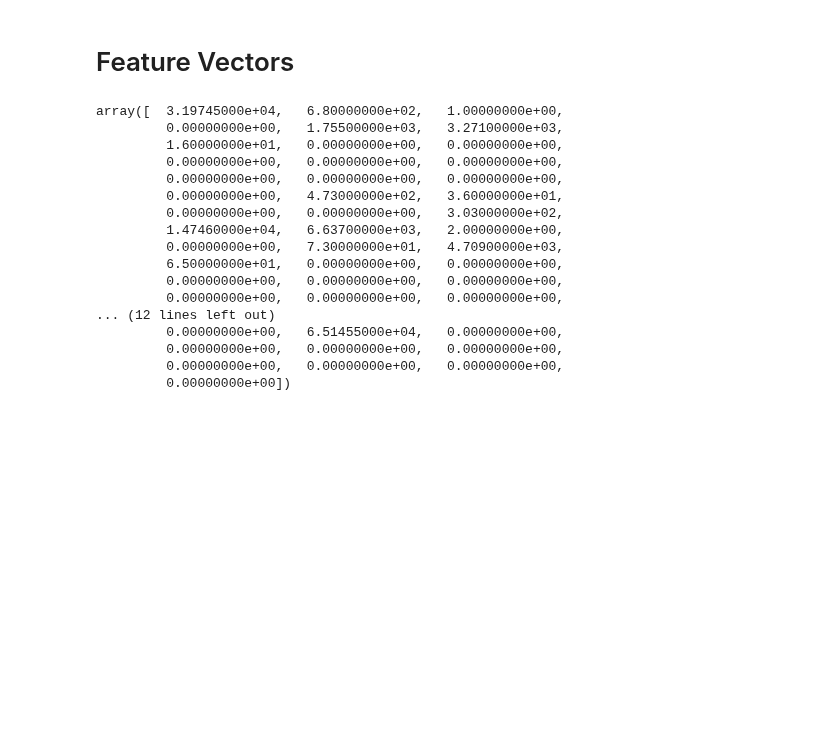
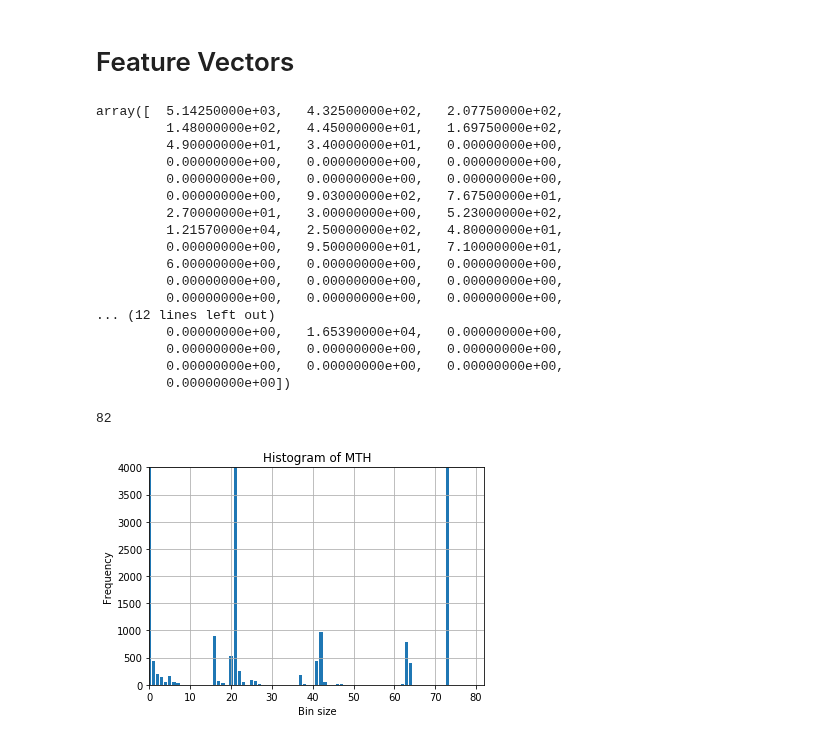
Before and after one commit to pratikkejriwal/MultiTexton, a Jupyter notebook: Multi_Texton-rw.ipynb, the cells around one changed output. Saved outputs shown, nothing was run; the diff lists cells and outputs as text; code cells hidden in the pictures; blank space fills up the shorter version.

```diff
--- a/Multi_Texton-rw.ipynb
+++ b/Multi_Texton-rw.ipynb
@@ -91,17 +109,17 @@ for i in range(0, width-1):
 # %%
-for i in range(0, width-1):
-    for j in range(0, height-1):
-        ori[i,j] = int(round(theta*CSB/180));
+for i in range(0, width):
+    for j in range(0, height):
+        ori[i,j] = round(theta[i,j]*CSB/180)
 
         if(ori[i,j]>=CSB-1):
-            ori[i,j]=CSB-1;
+            ori[i,j]=CSB-1
 # %% [markdown]
 # Texton Detection
 # %%
 Texton = np.zeros(width * height).reshape(width, height)
 
-for i in range(0,(int)(width/2)-1):
-    for j in range(0,(int)(height/2)-1):
+for i in range(0,(int)(width/2)):
+    for j in range(0,(int)(height/2)):
         if(ImageX[2*i,2*j] == ImageX[2*i+1,2*j+1]):
             Texton[2 * i, 2 * j] = ImageX[2 * i, 2 * j];
             Texton[2 * i + 1, 2 * j] = ImageX[2 * i + 1, 2 * j];
@@ -135,30 +153,34 @@ MatrixLD = np.zeros(CSA + CSB).reshape(CSA + CSB)
 
 D = 1 #distance parameter
 
-for i in range(0, width-1):
-    for j in range(0, height-D-1):
+for i in range(0, width):
+    for j in range(0, height-D):
         if(ori[i, j+D] == ori[i, j]):
             MatrixH[(int)(Texton[i,j])] += 1;
         if(Texton[i, j + D] == Texton[i, j]):
             MatrixH[(int)(CSA + ori[i, j])] += 1;
 
-for i in range(0, width-D-1):
-    for j in range(0, height-1):
+for i in range(0, width-D):
+    for j in range(0, height):
         if(ori[i + D, j] == ori[i, j]):
             MatrixV[(int)(Texton[i,j])] += 1;
         if(Texton[i + D, j] == Texton[i, j]):
             MatrixV[(int)(CSA + ori[i, j])] += 1;
 
-for i in range(0, width-D-1):
-    for j in range(0, height-D-1):
+for i in range(0, width-D):
+    for j in range(0, height-D):
         if(ori[i + D, j + D] == ori[i, j]):
             MatrixRD[(int)(Texton[i,j])] += 1;
         if(Texton[i + D, j + D] == Texton[i, j]):
             MatrixRD[(int)(CSA + ori[i, j])] += 1;
 
-for i in range(D, width-1):
-    for j in range(0, height-D-1):
+for i in range(D, width):
+    for j in range(0, height-D):
         if(ori[i - D, j + D] == ori[i, j]):
             MatrixLD[(int)(Texton[i,j])] += 1;
         if(Texton[i - D, j + D] == Texton[i, j]):
             MatrixLD[(int)(CSA + ori[i, j])] += 1;
+MatrixV
+MatrixH
+MatrixLD
+MatrixRD
@@ -167,25 +207,40 @@ for i in range(D, width-1):
 # %%
 MTH = np.zeros(CSA + CSB).reshape(CSA + CSB)
 
-for i in range(0, CSA + CSB - 1):
-    MTH[i] = (MatrixH[i] + MatrixV[i] + MatrixRD[i] + MatrixLD[i])/4.0;
+for i in range(0, CSA + CSB):
+    MTH[i] = ( MatrixH[i] + MatrixV[i] + MatrixRD[i] + MatrixLD[i])/4.0;
 
 MTH
 # %% [output]
-array([  3.19745000e+04,   6.80000000e+02,   1.00000000e+00,
-         0.00000000e+00,   1.75500000e+03,   3.27100000e+03,
-         1.60000000e+01,   0.00000000e+00,   0.00000000e+00,
+array([  5.14250000e+03,   4.32500000e+02,   2.07750000e+02,
+         1.48000000e+02,   4.45000000e+01,   1.69750000e+02,
+         4.90000000e+01,   3.40000000e+01,   0.00000000e+00,
          0.00000000e+00,   0.00000000e+00,   0.00000000e+00,
          0.00000000e+00,   0.00000000e+00,   0.00000000e+00,
-         0.00000000e+00,   4.73000000e+02,   3.60000000e+01,
-         0.00000000e+00,   0.00000000e+00,   3.03000000e+02,
-         1.47460000e+04,   6.63700000e+03,   2.00000000e+00,
-         0.00000000e+00,   7.30000000e+01,   4.70900000e+03,
-         6.50000000e+01,   0.00000000e+00,   0.00000000e+00,
+         0.00000000e+00,   9.03000000e+02,   7.67500000e+01,
+         2.70000000e+01,   3.00000000e+00,   5.23000000e+02,
+         1.21570000e+04,   2.50000000e+02,   4.80000000e+01,
+         0.00000000e+00,   9.50000000e+01,   7.10000000e+01,
+         6.00000000e+00,   0.00000000e+00,   0.00000000e+00,
          0.00000000e+00,   0.00000000e+00,   0.00000000e+00,
          0.00000000e+00,   0.00000000e+00,   0.00000000e+00,
 ... (12 lines left out)
-         0.00000000e+00,   6.51455000e+04,   0.00000000e+00,
+         0.00000000e+00,   1.65390000e+04,   0.00000000e+00,
          0.00000000e+00,   0.00000000e+00,   0.00000000e+00,
          0.00000000e+00,   0.00000000e+00,   0.00000000e+00,
          0.00000000e+00])
+# %%
+len(MTH)
+# %% [output]
+82
+# %%
+plt.axis([0, 82, 0, 4000])
+plt.bar(np.arange(82),MTH)
+plt.xlabel('Bin size')
+plt.ylabel('Frequency')
+plt.title('Histogram of MTH')
+plt.grid(True)
+
+plt.show()
+# %% [output]
+[figure, added]
```
Also changed, not shown: parts of 5 cells of this notebook.
